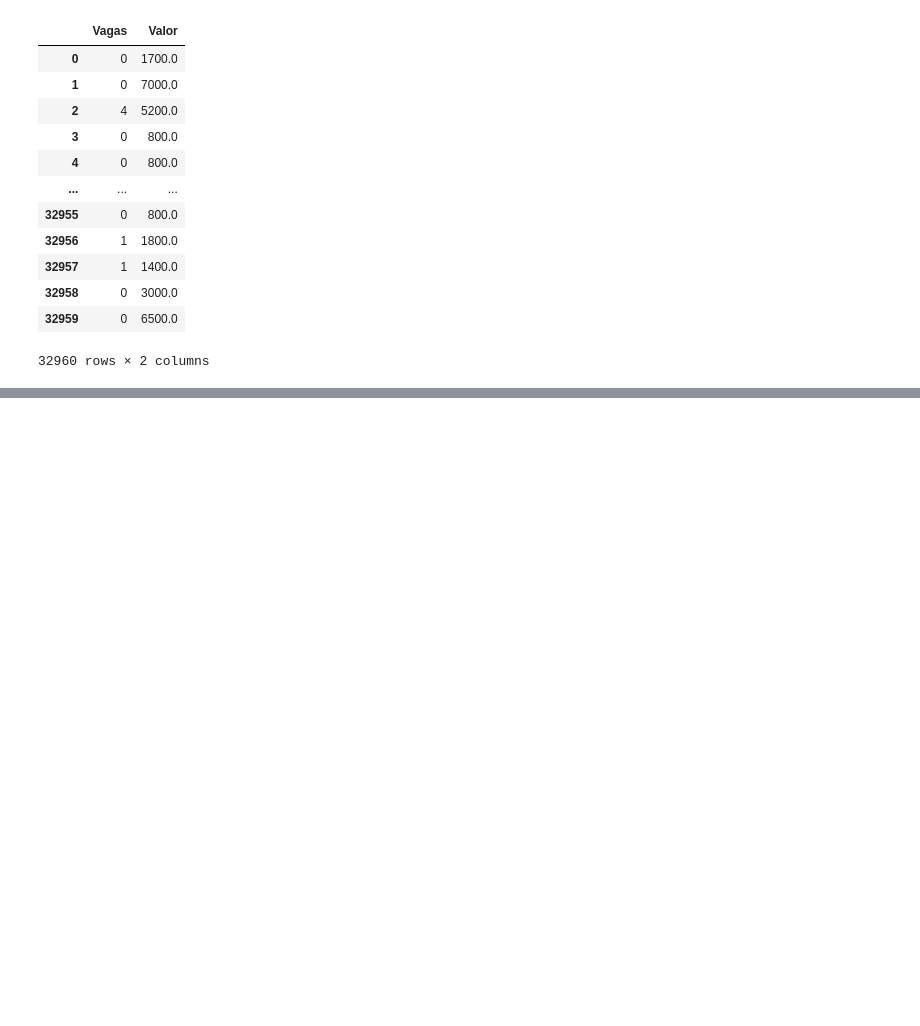
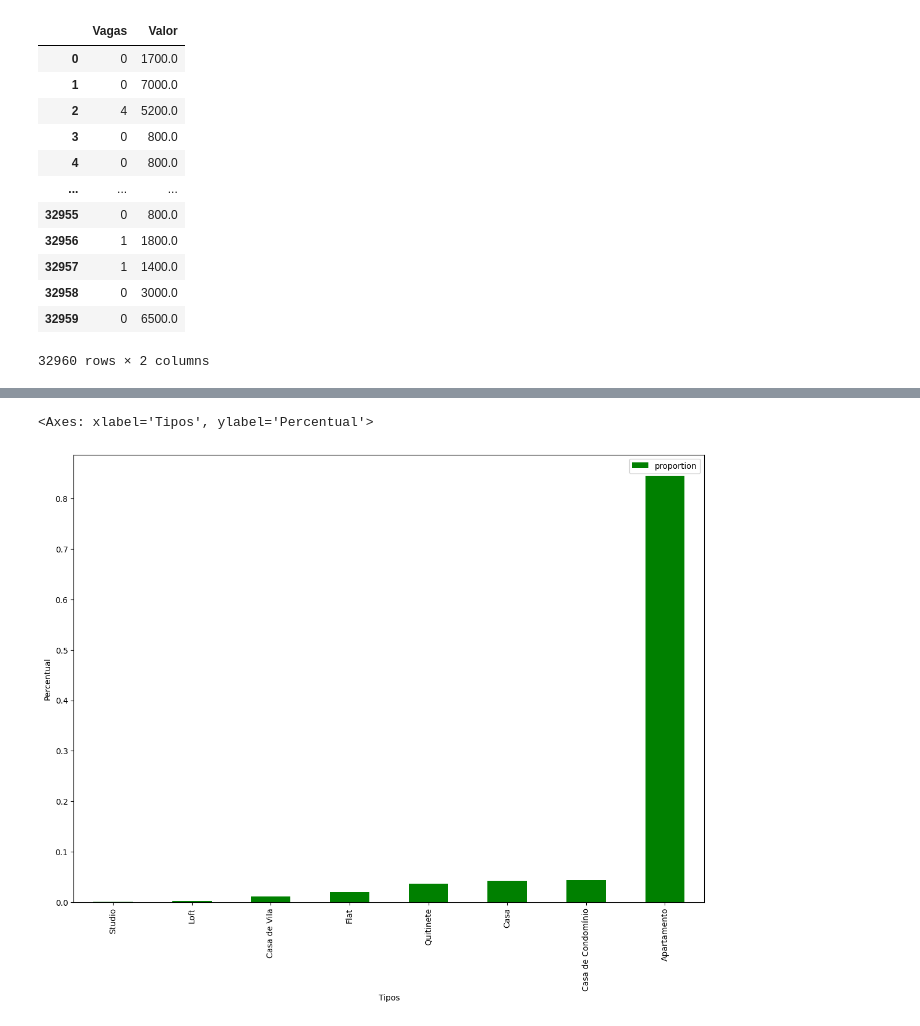
Before and after one commit to marcelosanto/alugueis-pandas, a Jupyter notebook: projeto_imobiliaria.ipynb, the cells around one changed output, grey strips where cells are left out. Saved outputs shown, nothing was run; the diff lists cells and outputs as text; code cells hidden in the pictures; blank space fills up the shorter version.

```diff
--- a/projeto_imobiliaria.ipynb
+++ b/projeto_imobiliaria.ipynb
@@ -93,0 +218,2 @@ dados[['Vagas', 'Valor']]
+# %%
+df_nao_comerciais = dados.query('@imoveis_comerciais not in Tipo')
@@ -93,0 +262,7 @@ dados[['Vagas', 'Valor']]
+# %%
+df_percentual_tipo = df_nao_comerciais.Tipo.value_counts(normalize=True).to_frame().sort_values('proportion')
+
+df_percentual_tipo.plot(kind='bar', figsize=(14,10), color='green', xlabel='Tipos', ylabel='Percentual')
+# %% [output]
+<Axes: xlabel='Tipos', ylabel='Percentual'>
+[figure, added]
```
Also changed, not shown: parts of 19 cells of this notebook, 2 other files.
